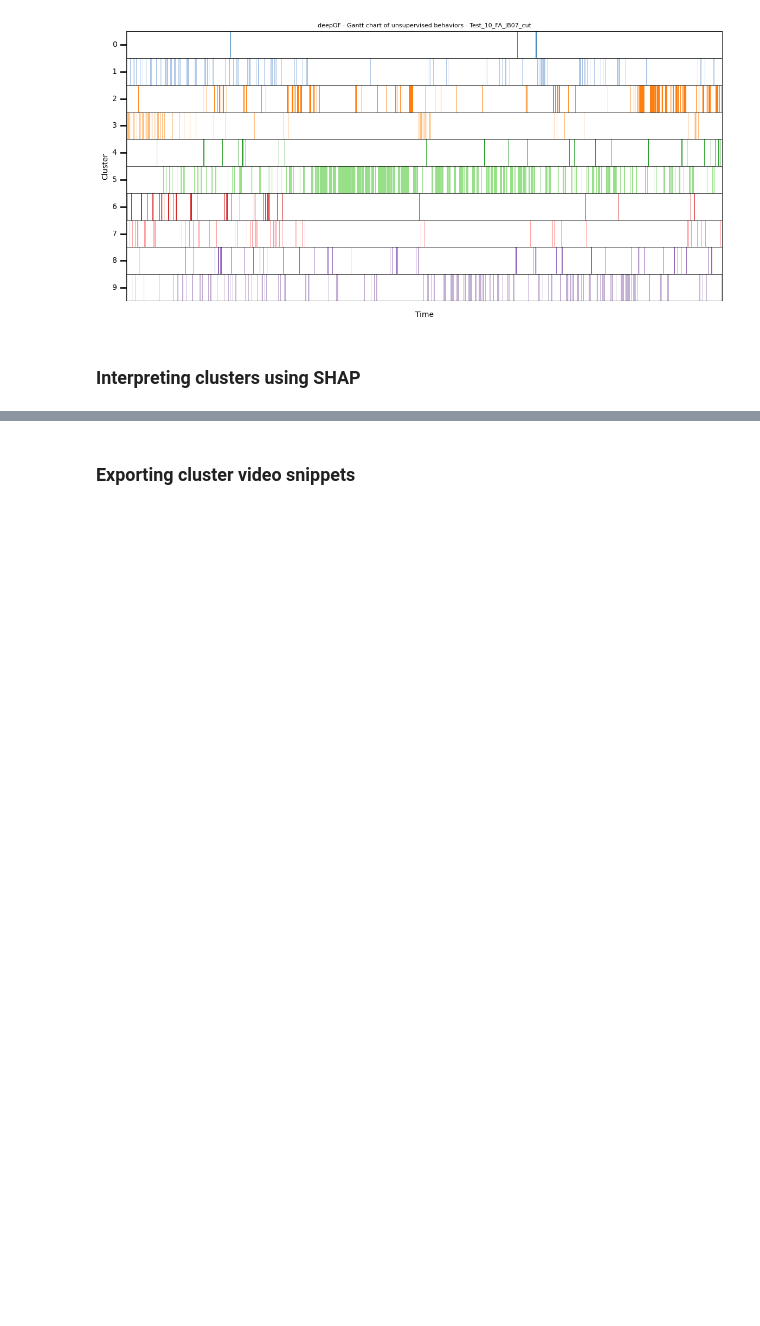
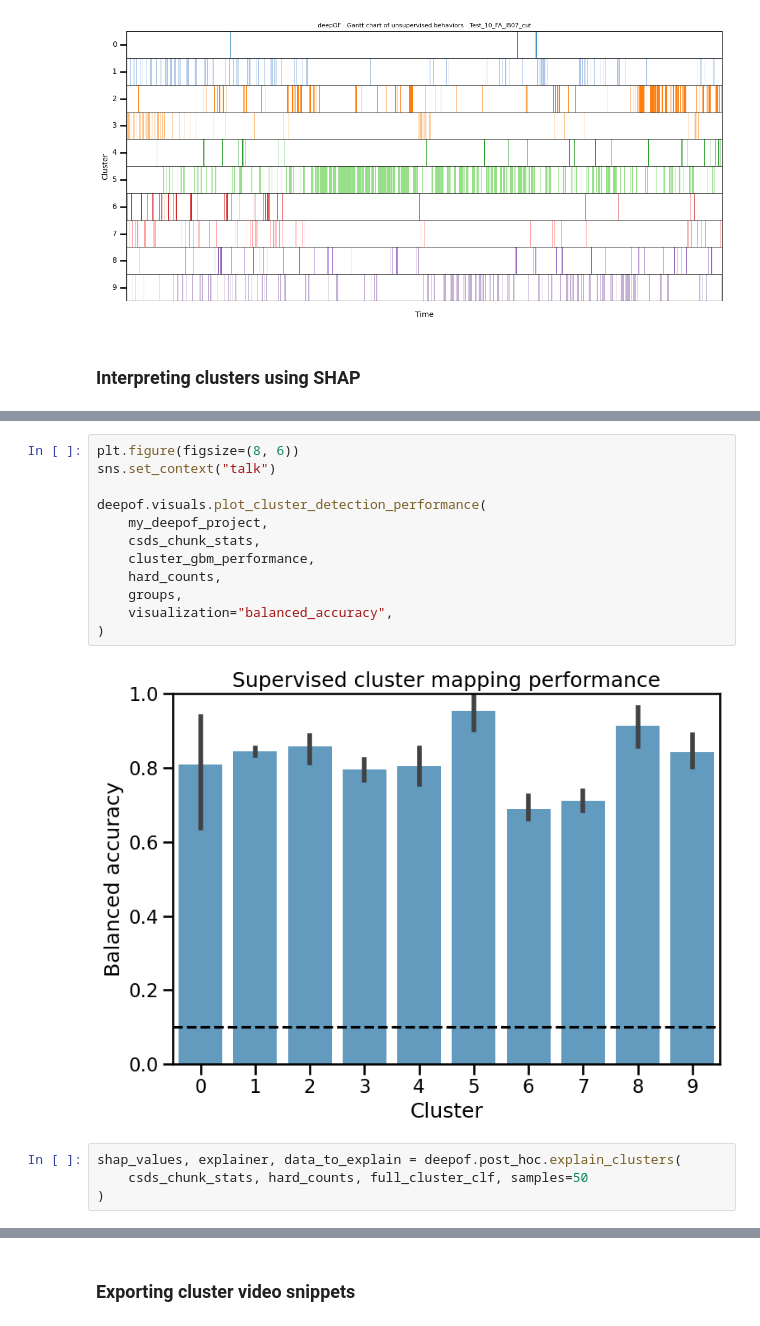
Before and after one commit to mlfpm/deepof, a Jupyter notebook: docs/source/tutorial_notebooks/deepof_unsupervised_tutorial.ipynb, the cells around one changed output, grey strips where cells are left out. Saved outputs shown, nothing was run; the diff lists cells and outputs as text; blank space fills up the shorter version.

```diff
--- a/docs/source/tutorial_notebooks/deepof_unsupervised_tutorial.ipynb
+++ b/docs/source/tutorial_notebooks/deepof_unsupervised_tutorial.ipynb
@@ -445,0 +446,18 @@ def plot_shap_swarm_per_cluster(
+# %%
+plt.figure(figsize=(8, 6))
+sns.set_context("talk")
+
+deepof.visuals.plot_cluster_detection_performance(
+    my_deepof_project,
+    csds_chunk_stats,
+    cluster_gbm_performance,
+    hard_counts,
+    groups,
+    visualization="balanced_accuracy",
+)
+# %% [output]
+[figure, added]
+# %%
+shap_values, explainer, data_to_explain = deepof.post_hoc.explain_clusters(
+    csds_chunk_stats, hard_counts, full_cluster_clf, samples=50
+)
```
Also changed, not shown: parts of 38 cells of this notebook, 2 other files.
